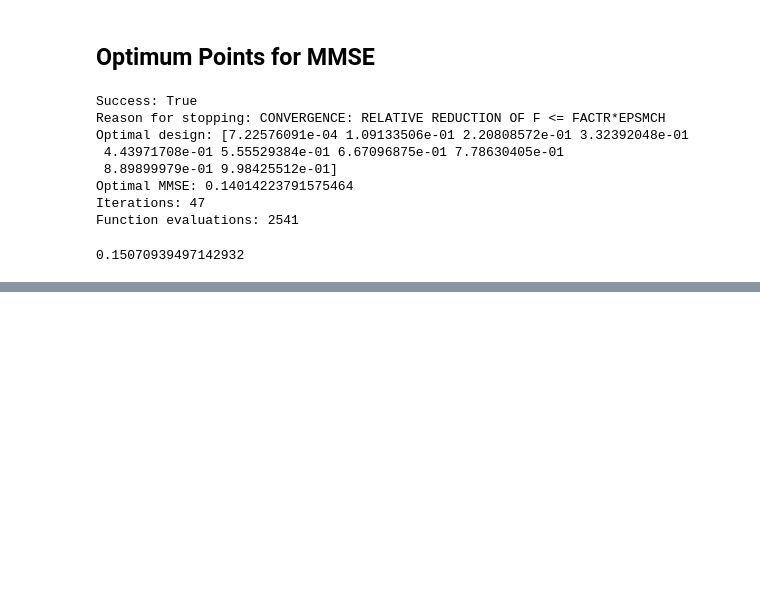
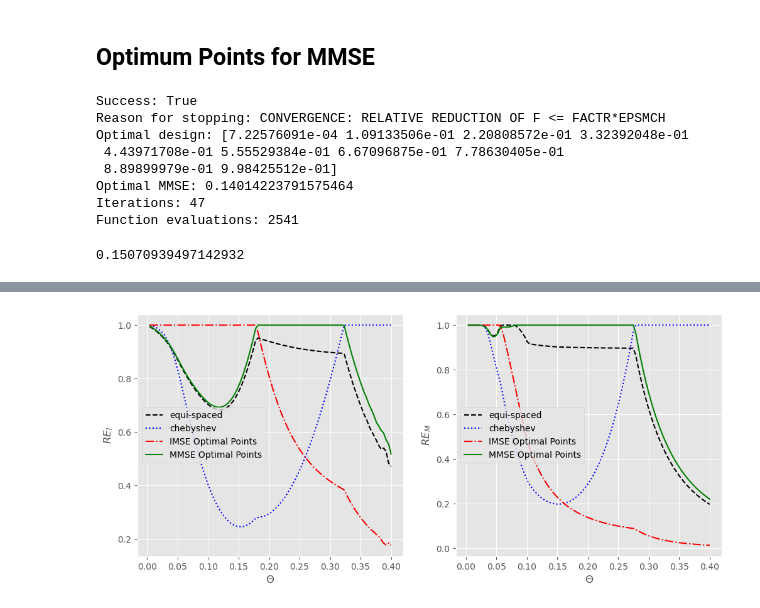
Before and after one commit to Arnab-Kumar-Debnath/Experimental-Design-for-Data-Science-and-Engineering-by-V.-Roshan-Joseph, a Jupyter notebook: Chapter 3.ipynb, the cells around one changed output, grey strips where cells are left out. Drawn from its saved outputs; the diff is of its cells as text; code cells hidden in the pictures; blank space fills up the shorter version.

```diff
--- a/Chapter 3.ipynb
+++ b/Chapter 3.ipynb
@@ -295,0 +380,27 @@ MMSE(data1, x)
+# %%
+IMSE_min=np.asarray(IMSE_values)
+MMSE_min=np.asarray(MMSE_values)
+IMSE_min=np.min(IMSE_min, axis=0)
+MMSE_min=np.min(MMSE_min, axis=0)
+# %%
+fig, ax= plt.subplots(1, 2, figsize=(12,5))
+ax[0].plot(thetas, IMSE_min/IMSE_values[0], label="equi-spaced", color="black", linestyle="--")
+ax[0].plot(thetas, IMSE_min/IMSE_values[1], label="chebyshev", color="blue", linestyle=":")
+ax[0].plot(thetas, IMSE_min/IMSE_values[2], label="IMSE Optimal Points", color="red", linestyle="dashdot")
+ax[0].plot(thetas, IMSE_min/IMSE_values[3], label="MMSE Optimal Points", color="green", linestyle="solid")
+ax[0].set_xlabel("$\Theta$")
+ax[0].set_ylabel("$RE_I$")
+ax[0].legend()
+
+
+ax[1].plot(thetas, MMSE_min/MMSE_values[0], label="equi-spaced", color="black", linestyle="--")
+ax[1].plot(thetas, MMSE_min/MMSE_values[1], label="chebyshev", color="blue", linestyle=":")
+ax[1].plot(thetas, MMSE_min/MMSE_values[2], label="IMSE Optimal Points", color="red", linestyle="dashdot")
+ax[1].plot(thetas, MMSE_min/MMSE_values[3], label="MMSE Optimal Points", color="green", linestyle="solid")
+ax[1].set_xlabel("$\Theta$")
+ax[1].set_ylabel("$RE_M$")
+ax[1].legend()
+
+plt.show()
+# %% [output]
+[figure, added]
```
Also changed, not shown: parts of 13 cells of this notebook.
